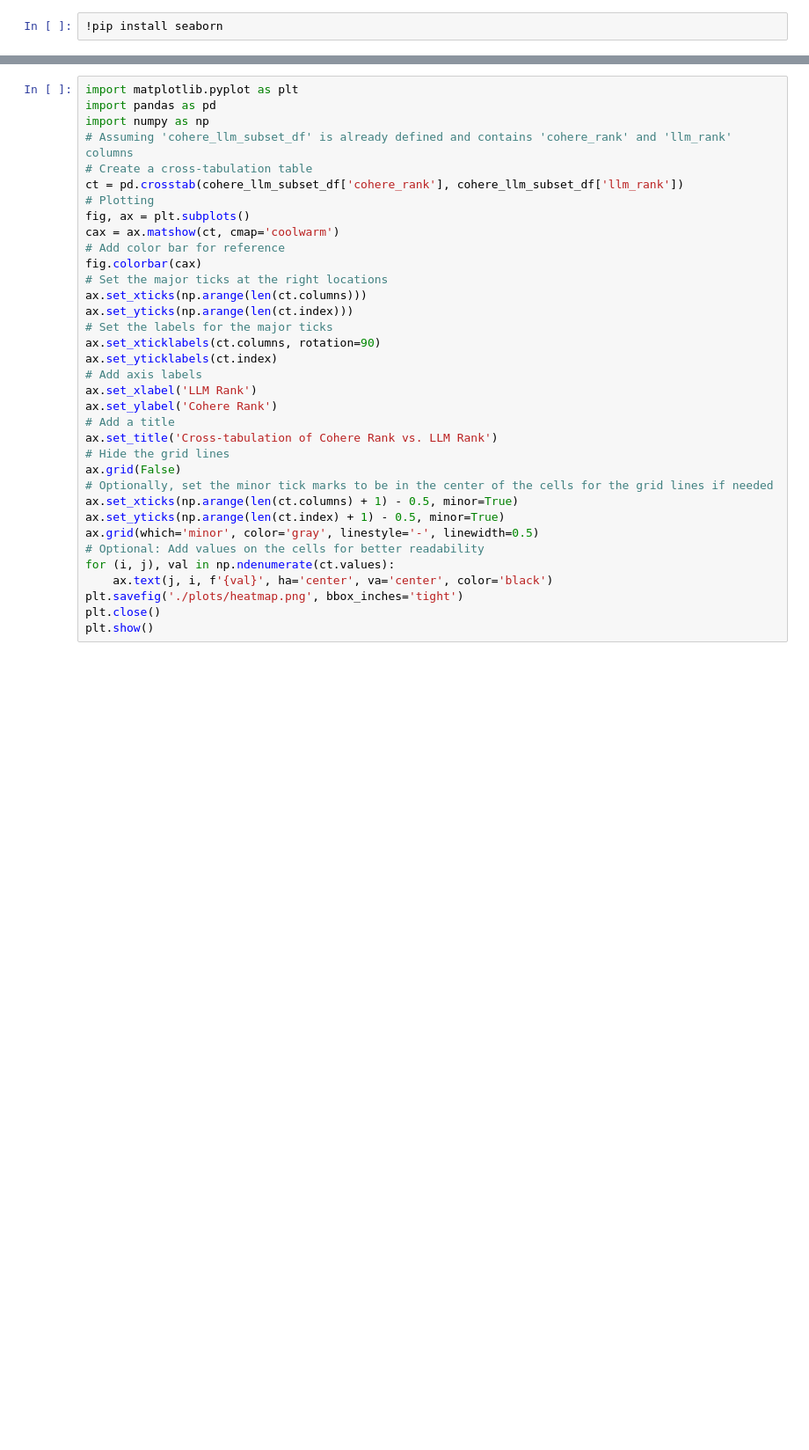
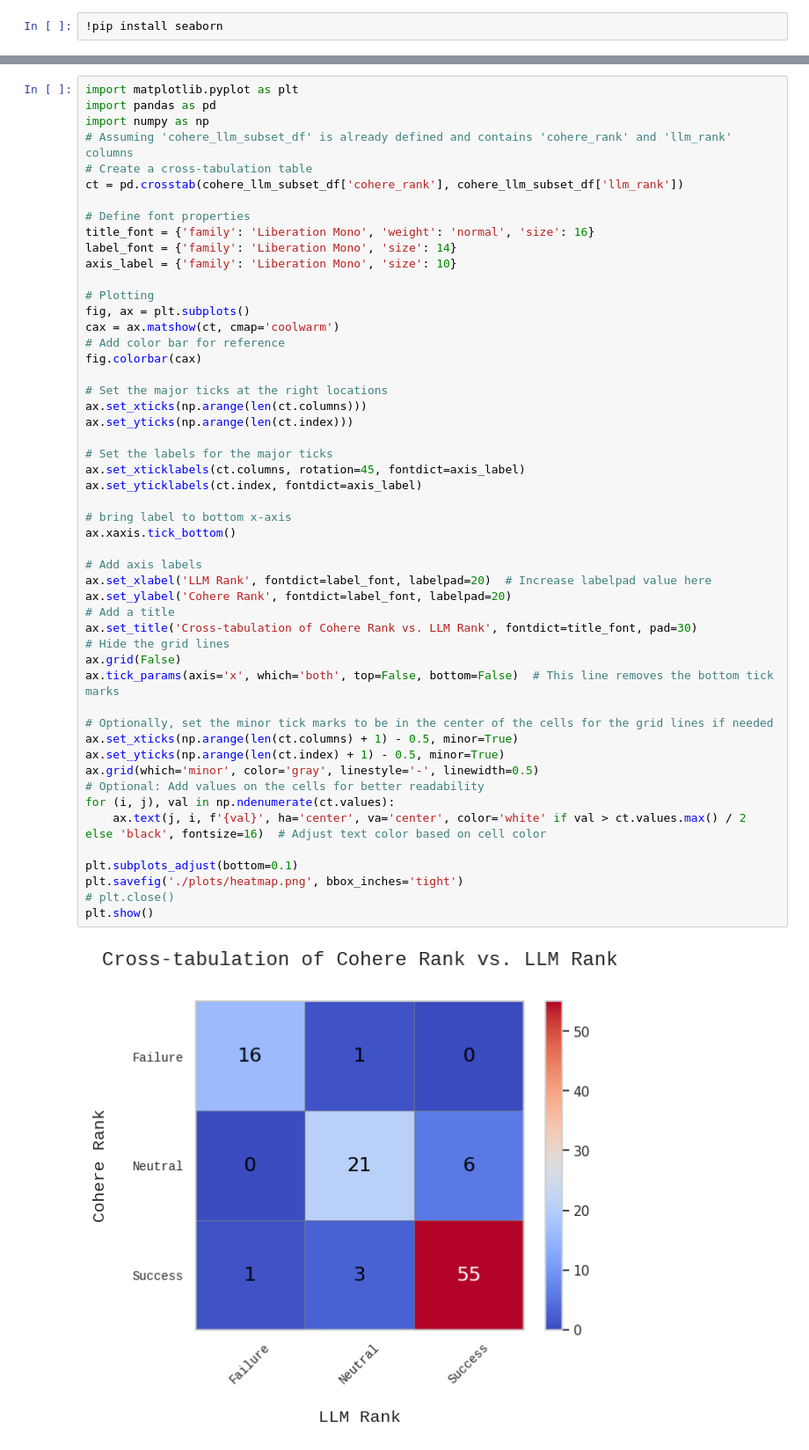
Before and after one commit to NCBI-Codeathons/mlxai-2024-team-beaumont, a Jupyter notebook: jupyter/notebooks/complete_workflow/evaluation/Eval.ipynb, the cells around one changed output, grey strips where cells are left out. Shown at 88% size. Cells and saved outputs as stored; diff of their text form; blank space fills up the shorter version.

```diff
--- a/jupyter/notebooks/complete_workflow/evaluation/Eval.ipynb
+++ b/jupyter/notebooks/complete_workflow/evaluation/Eval.ipynb
@@ -340,35 +419,53 @@ s.savefig("./plots/s_llmVcohere_count.png")
 # %%
 import matplotlib.pyplot as plt
 import pandas as pd
 import numpy as np
 # Assuming 'cohere_llm_subset_df' is already defined and contains 'cohere_rank' and 'llm_rank' columns
 # Create a cross-tabulation table
 ct = pd.crosstab(cohere_llm_subset_df['cohere_rank'], cohere_llm_subset_df['llm_rank'])
+
+# Define font properties
+title_font = {'family': 'Liberation Mono', 'weight': 'normal', 'size': 16}
+label_font = {'family': 'Liberation Mono', 'size': 14}
+axis_label = {'family': 'Liberation Mono', 'size': 10}
+
 # Plotting
 fig, ax = plt.subplots()
 cax = ax.matshow(ct, cmap='coolwarm')
 # Add color bar for reference
 fig.colorbar(cax)
+
 # Set the major ticks at the right locations
 ax.set_xticks(np.arange(len(ct.columns)))
 ax.set_yticks(np.arange(len(ct.index)))
+
 # Set the labels for the major ticks
-ax.set_xticklabels(ct.columns, rotation=90)
-ax.set_yticklabels(ct.index)
+ax.set_xticklabels(ct.columns, rotation=45, fontdict=axis_label)
+ax.set_yticklabels(ct.index, fontdict=axis_label)
+
+# bring label to bottom x-axis
+ax.xaxis.tick_bottom()
+
 # Add axis labels
-ax.set_xlabel('LLM Rank')
-ax.set_ylabel('Cohere Rank')
+ax.set_xlabel('LLM Rank', fontdict=label_font, labelpad=20)  # Increase labelpad value here
+ax.set_ylabel('Cohere Rank', fontdict=label_font, labelpad=20)
 # Add a title
-ax.set_title('Cross-tabulation of Cohere Rank vs. LLM Rank')
+ax.set_title('Cross-tabulation of Cohere Rank vs. LLM Rank', fontdict=title_font, pad=30)
 # Hide the grid lines
 ax.grid(False)
+ax.tick_params(axis='x', which='both', top=False, bottom=False)  # This line removes the bottom tick marks
+
 # Optionally, set the minor tick marks to be in the center of the cells for the grid lines if needed
 ax.set_xticks(np.arange(len(ct.columns) + 1) - 0.5, minor=True)
 ax.set_yticks(np.arange(len(ct.index) + 1) - 0.5, minor=True)
 ax.grid(which='minor', color='gray', linestyle='-', linewidth=0.5)
 # Optional: Add values on the cells for better readability
 for (i, j), val in np.ndenumerate(ct.values):
-    ax.text(j, i, f'{val}', ha='center', va='center', color='black')
+    ax.text(j, i, f'{val}', ha='center', va='center', color='white' if val > ct.values.max() / 2 else 'black', fontsize=16)  # Adjust text color based on cell color
+
+plt.subplots_adjust(bottom=0.1)
 plt.savefig('./plots/heatmap.png', bbox_inches='tight')
-plt.close()
+# plt.close()
 plt.show()
+# %% [output]
+[figure, added]
```
Also changed, not shown: parts of 4 cells of this notebook.
